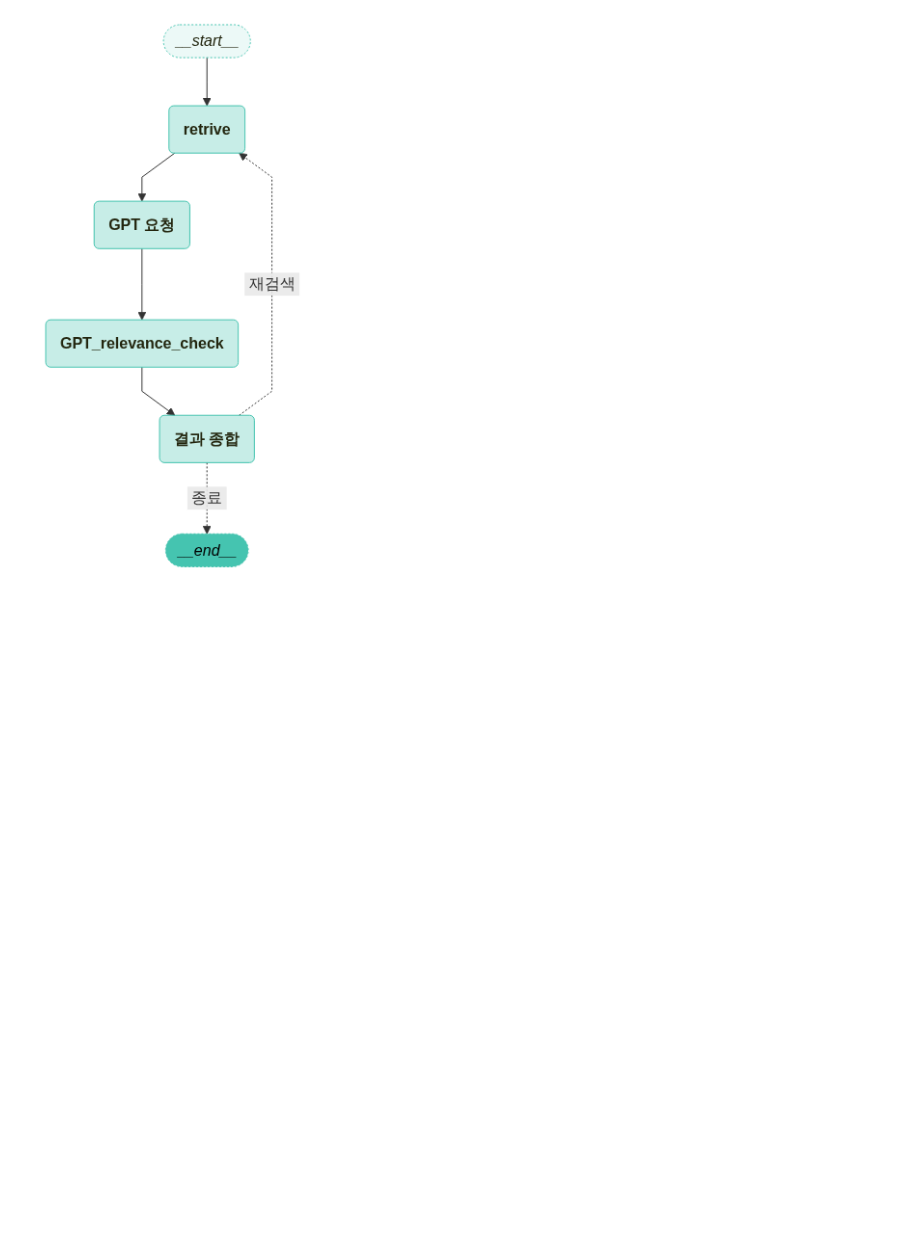
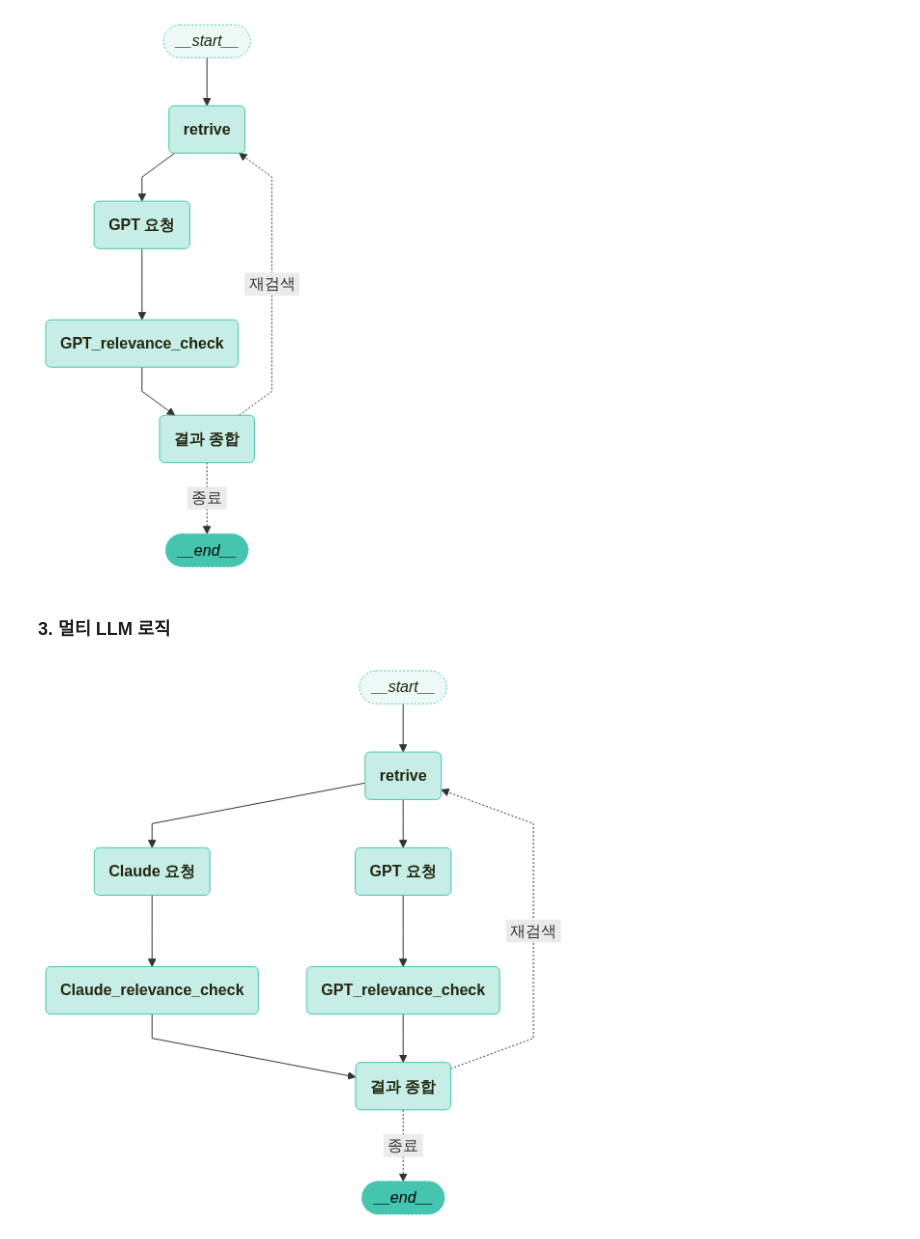
Before and after one commit to kim-bo-saeng/personal_project, a Jupyter notebook: langchain_study/LangGraph_study.ipynb, the cells around one changed output. Saved outputs shown, nothing was run; the diff lists cells and outputs as text; code cells hidden in the pictures; blank space fills up the shorter version.

Commit message:
feat : langgraph study 0605

```diff
--- a/langchain_study/LangGraph_study.ipynb
+++ b/langchain_study/LangGraph_study.ipynb
@@ -78,6 +40,11 @@ def rewrite_query(state:GraphState) -> GraphState:
 def llm_gpt_execute(state:GraphState) -> GraphState:
     # LLM 실행
     answer = "GPT 생성된 답변"
+    return GraphState(answer=answer)
+
+def llm_claude_execute(state:GraphState) -> GraphState:
+    # LLM 실행
+    answer = "Claude 생성된 답변"
     return GraphState(answer=answer)
 
 def relevance_check(state:GraphState) -> GraphState:
@@ -192,3 +155,41 @@ app = workflow.compile(checkpointer=memory)
 visualize_graph(app)
 # %% [output]
 [figure]
+# %% [markdown]
+### 3. 멀티 LLM 로직
+# %%
+#langgraph.graph에서 StateGraph와 END를 가져옵니다.
+workflow = StateGraph(GraphState)
+
+# 노드를 추가 합니다.
+workflow.add_node("retrive", retrive)
+workflow.add_node("GPT 요청",llm_gpt_execute)
+workflow.add_node("Claude 요청",llm_claude_execute)
+workflow.add_node("GPT_relevance_check", relevance_check)
+workflow.add_node("Claude_relevance_check", relevance_check)
+workflow.add_node("결과 종합", sum_up)
+
+# 각 노드를 연결 합니다.
+workflow.add_edge("retrive","GPT 요청")
+workflow.add_edge("retrive","Claude 요청")
+workflow.add_edge("GPT 요청","GPT_relevance_check")
+workflow.add_edge("Claude 요청","Claude_relevance_check")
+workflow.add_edge("GPT_relevance_check","결과 종합")
+workflow.add_edge("Claude_relevance_check","결과 종합")
+
+workflow.add_conditional_edges(
+    "결과 종합",
+    decision,
+    {
+        "재검색" : "retrive",
+        "종료" : END,
+    },
+)
+
+workflow.set_entry_point("retrive")
+memory = MemorySaver()
+app = workflow.compile(checkpointer=memory)
+
+visualize_graph(app)
+# %% [output]
+[figure, added]
```
Also changed, not shown: parts of 10 cells of this notebook.
